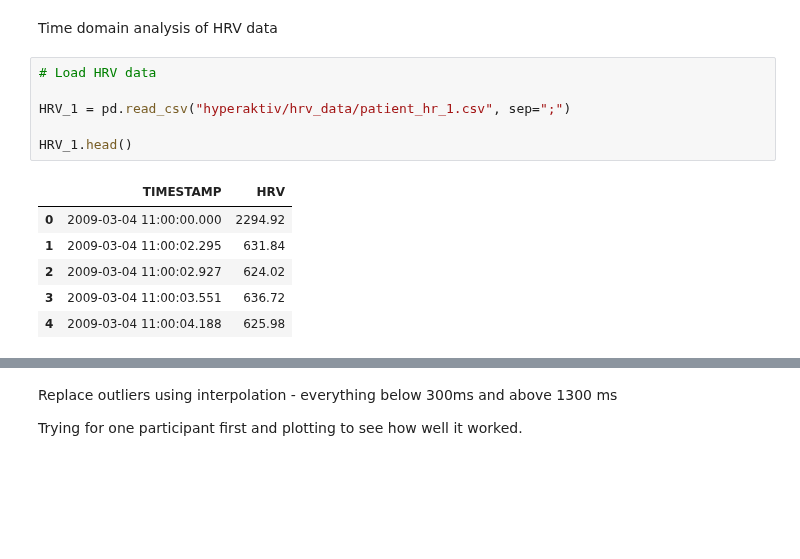
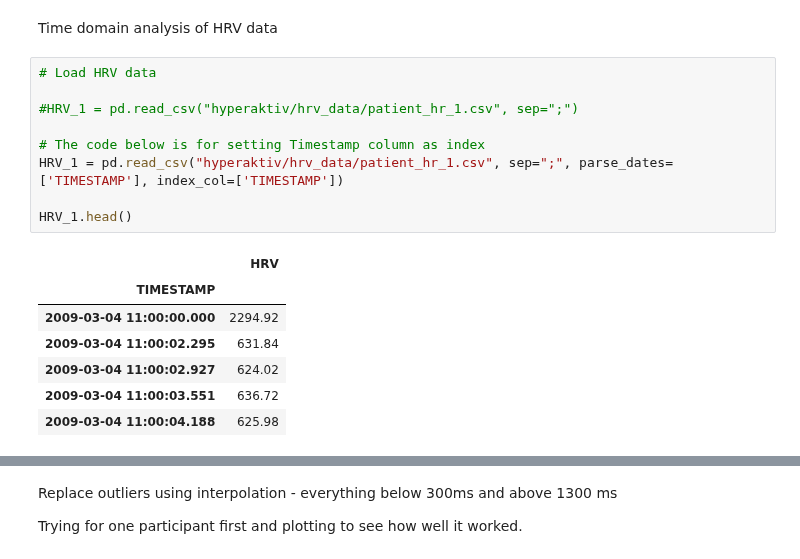
Before and after one commit to GacildaAnne/Thesis-ADHD-HRV, a Jupyter notebook: Thesis_code.ipynb, the cells around one changed output, grey strips where cells are left out. Cells and saved outputs as stored; diff of their text form; blank space fills up the shorter version.

```diff
--- a/Thesis_code.ipynb
+++ b/Thesis_code.ipynb
@@ -207,13 +198,17 @@ Time domain analysis of HRV data
 # %%
 # Load HRV data
 
-HRV_1 = pd.read_csv("hyperaktiv/hrv_data/patient_hr_1.csv", sep=";")
+#HRV_1 = pd.read_csv("hyperaktiv/hrv_data/patient_hr_1.csv", sep=";")
+
+# The code below is for setting Timestamp column as index
+HRV_1 = pd.read_csv("hyperaktiv/hrv_data/patient_hr_1.csv", sep=";", parse_dates=['TIMESTAMP'], index_col=['TIMESTAMP'])
 
 HRV_1.head()
 # %% [output]
-|  | TIMESTAMP | HRV |
-| 0 | 2009-03-04 11:00:00.000 | 2294.92 |
-| 1 | 2009-03-04 11:00:02.295 | 631.84 |
-| 2 | 2009-03-04 11:00:02.927 | 624.02 |
-| 3 | 2009-03-04 11:00:03.551 | 636.72 |
-| 4 | 2009-03-04 11:00:04.188 | 625.98 |
+|  | HRV |
+| TIMESTAMP |  |
+| 2009-03-04 11:00:00.000 | 2294.92 |
+| 2009-03-04 11:00:02.295 | 631.84 |
+| 2009-03-04 11:00:02.927 | 624.02 |
+| 2009-03-04 11:00:03.551 | 636.72 |
+| 2009-03-04 11:00:04.188 | 625.98 |
```
Also changed, not shown: parts of 18 cells of this notebook.
